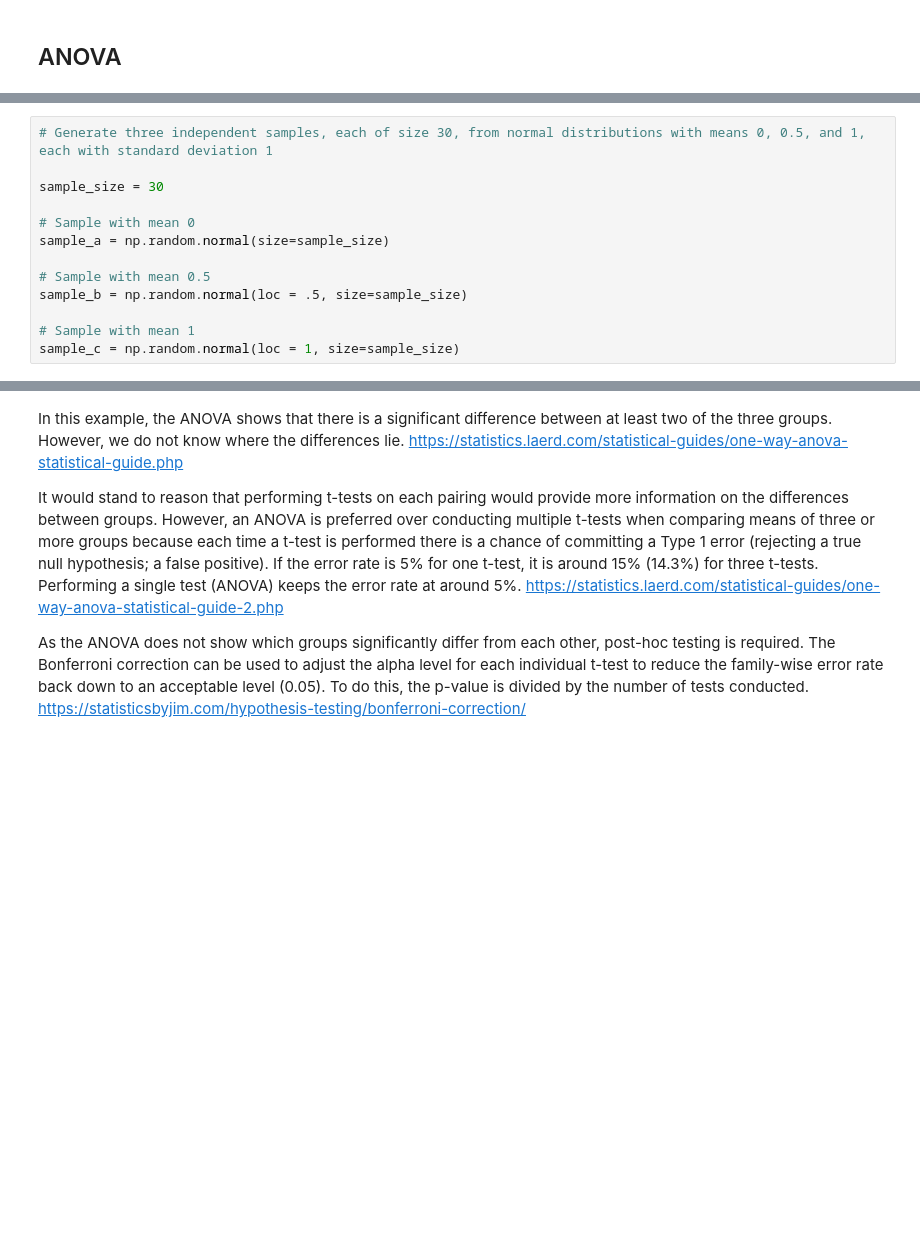
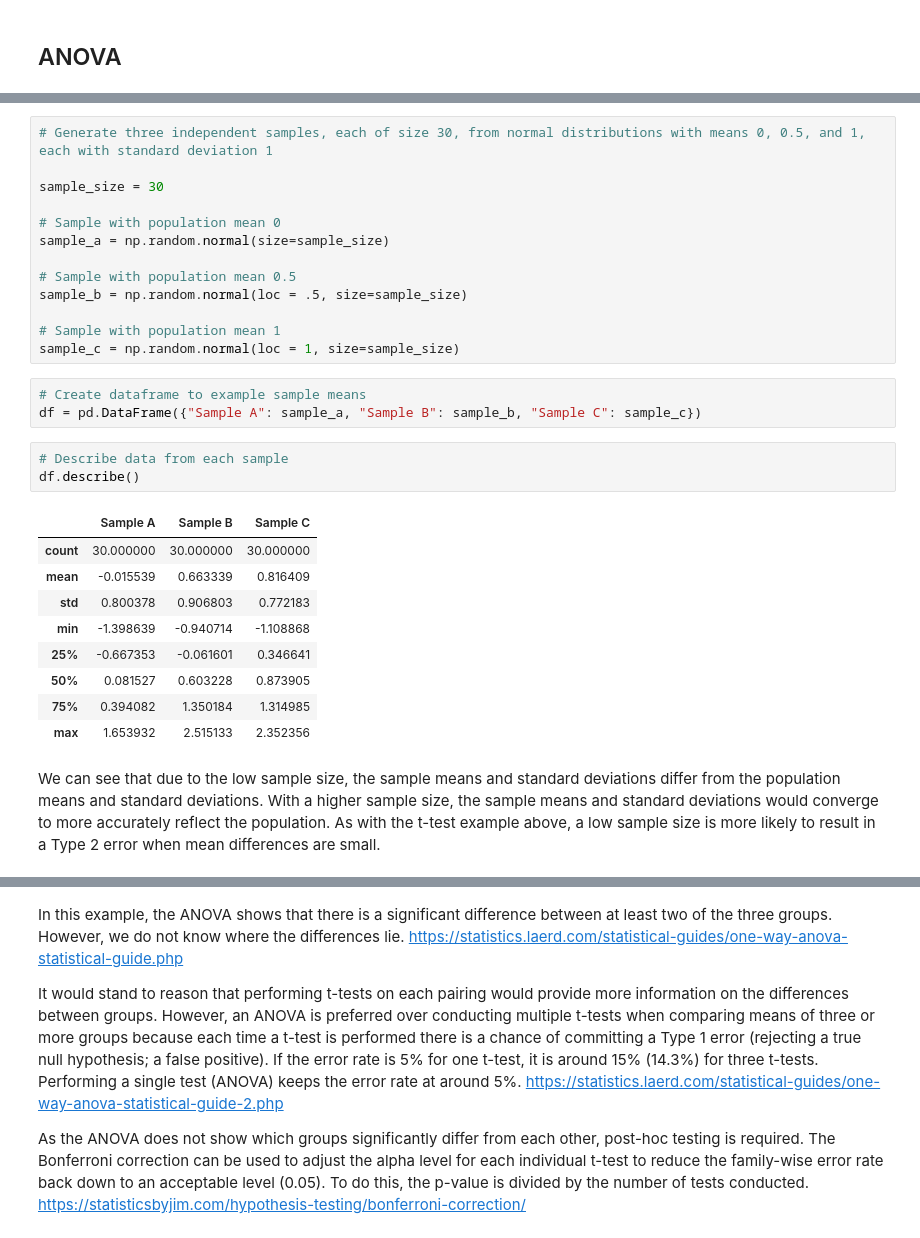
Before and after one commit to NiallRussell/Applied-Statistics, a Jupyter notebook: problems.ipynb, the cells around one changed output, grey strips where cells are left out. Saved outputs shown, nothing was run; the diff lists cells and outputs as text; blank space fills up the shorter version.

```diff
--- a/problems.ipynb
+++ b/problems.ipynb
@@ -456,14 +463,32 @@ Therefore, when comparing samples of size 100, the t-test is acceptable for dete
 
 sample_size = 30
 
-# Sample with mean 0
+# Sample with population mean 0
 sample_a = np.random.normal(size=sample_size)
 
-# Sample with mean 0.5
+# Sample with population mean 0.5
 sample_b = np.random.normal(loc = .5, size=sample_size)
 
-# Sample with mean 1
+# Sample with population mean 1
 sample_c = np.random.normal(loc = 1, size=sample_size)
+# %%
+# Create dataframe to example sample means
+df = pd.DataFrame({"Sample A": sample_a, "Sample B": sample_b, "Sample C": sample_c})
+# %%
+# Describe data from each sample
+df.describe()
+# %% [output]
+|  | Sample A | Sample B | Sample C |
+| count | 30.000000 | 30.000000 | 30.000000 |
+| mean | -0.015539 | 0.663339 | 0.816409 |
+| std | 0.800378 | 0.906803 | 0.772183 |
+| min | -1.398639 | -0.940714 | -1.108868 |
+| 25% | -0.667353 | -0.061601 | 0.346641 |
+| 50% | 0.081527 | 0.603228 | 0.873905 |
+| 75% | 0.394082 | 1.350184 | 1.314985 |
+| max | 1.653932 | 2.515133 | 2.352356 |
+# %% [markdown]
+We can see that due to the low sample size, the sample means and standard deviations differ from the population means and standard deviations. With a higher sample size, the sample means and standard deviations would converge to more accurately reflect the population. As with the t-test example above, a low sample size is more likely to result in a Type 2 error when mean differences are small.
 # %%
 # Perform one-way ANOVA to test if all three means are equal
 
```
Also changed, not shown: parts of 3 cells of this notebook, 1 other file.
